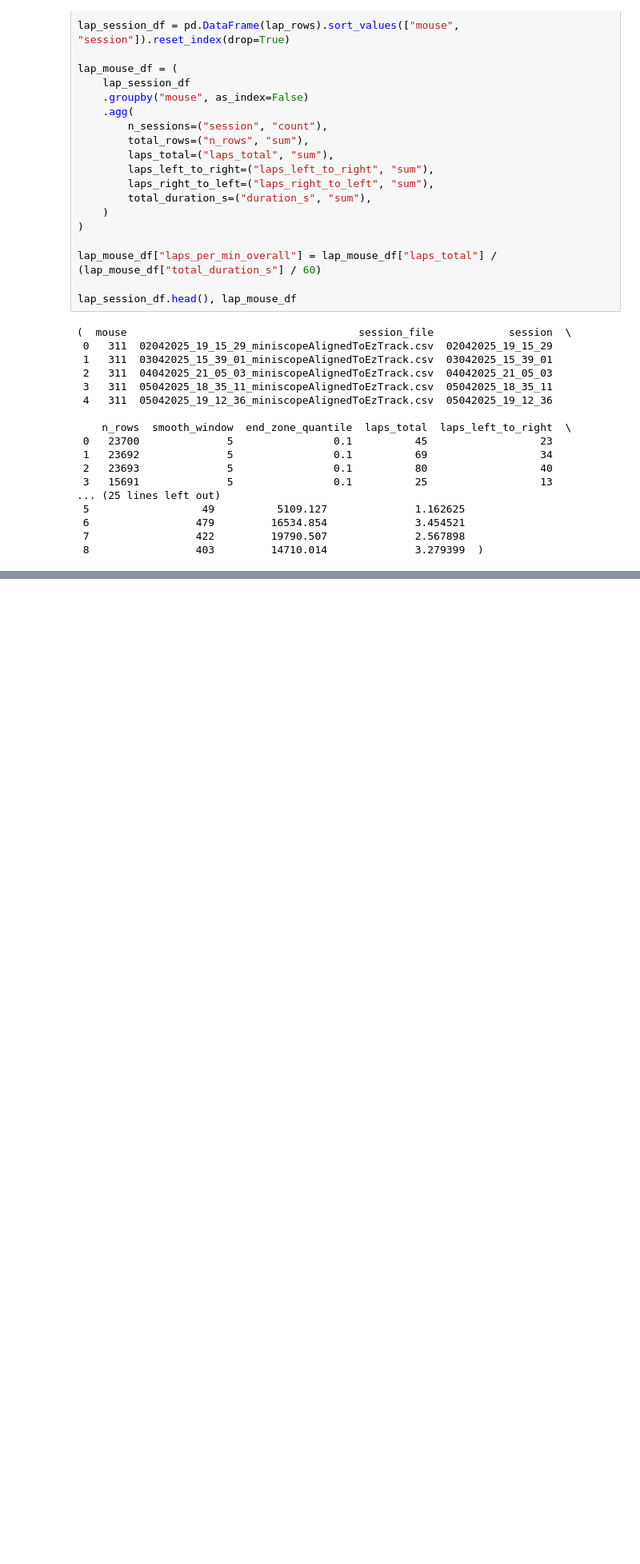
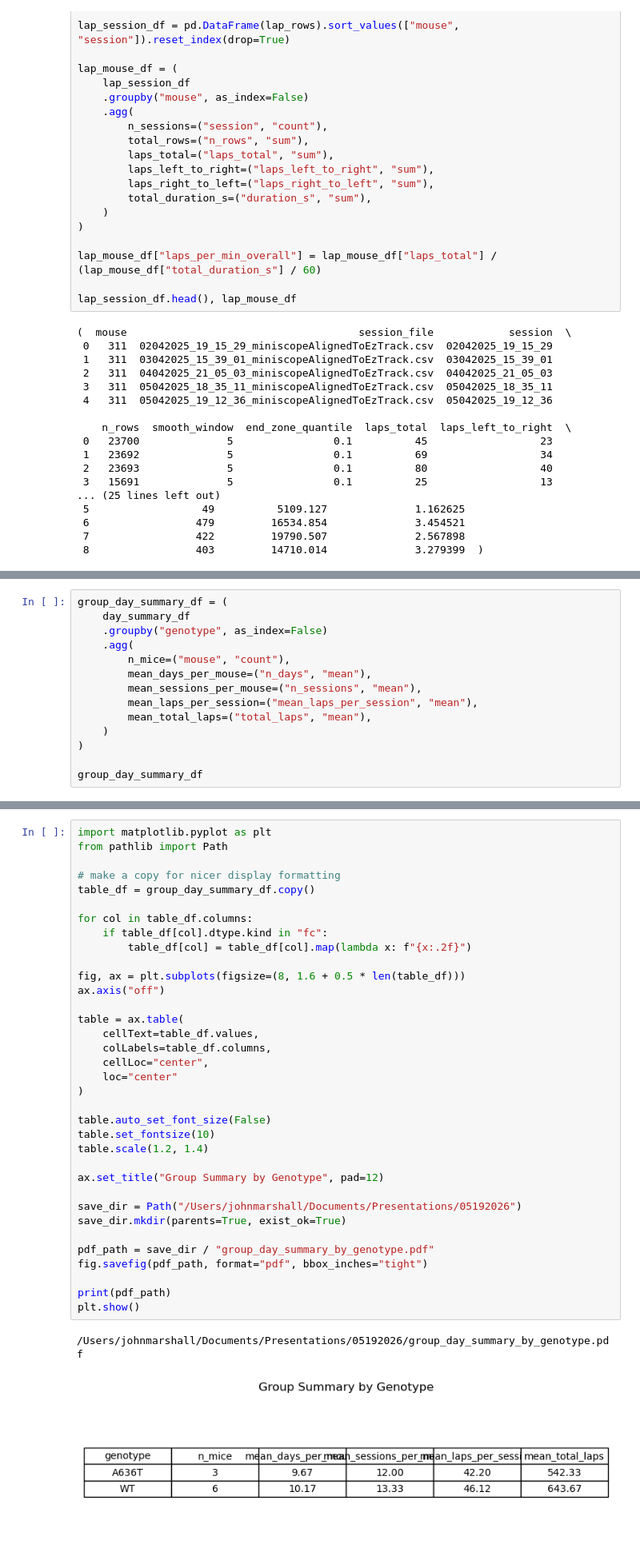
Before and after one commit to marburyvthesea/JJMezTrackAnalysis, a Jupyter notebook: countLapsInLinearTrack.ipynb, the cells around one changed output, grey strips where cells are left out. Shown at 80% size. Cells and saved outputs as stored; diff of their text form; blank space fills up the shorter version.

```diff
--- a/countLapsInLinearTrack.ipynb
+++ b/countLapsInLinearTrack.ipynb
@@ -301,0 +322,14 @@ session_summary_df
+# %%
+group_day_summary_df = (
+    day_summary_df
+    .groupby("genotype", as_index=False)
+    .agg(
+        n_mice=("mouse", "count"),
+        mean_days_per_mouse=("n_days", "mean"),
+        mean_sessions_per_mouse=("n_sessions", "mean"),
+        mean_laps_per_session=("mean_laps_per_session", "mean"),
+        mean_total_laps=("total_laps", "mean"),
+    )
+)
+
+group_day_summary_df
@@ -301,0 +340,38 @@ session_summary_df
+# %%
+import matplotlib.pyplot as plt
+from pathlib import Path
+
+# make a copy for nicer display formatting
+table_df = group_day_summary_df.copy()
+
+for col in table_df.columns:
+    if table_df[col].dtype.kind in "fc":
+        table_df[col] = table_df[col].map(lambda x: f"{x:.2f}")
+
+fig, ax = plt.subplots(figsize=(8, 1.6 + 0.5 * len(table_df)))
+ax.axis("off")
+
+table = ax.table(
+    cellText=table_df.values,
+    colLabels=table_df.columns,
+    cellLoc="center",
+    loc="center"
+)
+
+table.auto_set_font_size(False)
+table.set_fontsize(10)
+table.scale(1.2, 1.4)
+
+ax.set_title("Group Summary by Genotype", pad=12)
+
+save_dir = Path("/Users/johnmarshall/Documents/Presentations/05192026")
+save_dir.mkdir(parents=True, exist_ok=True)
+
+pdf_path = save_dir / "group_day_summary_by_genotype.pdf"
+fig.savefig(pdf_path, format="pdf", bbox_inches="tight")
+
+print(pdf_path)
+plt.show()
+# %% [output]
+/Users/johnmarshall/Documents/Presentations/05192026/group_day_summary_by_genotype.pdf
+[figure, added]
```
Also changed, not shown: parts of 3 cells of this notebook, 3 other files.
